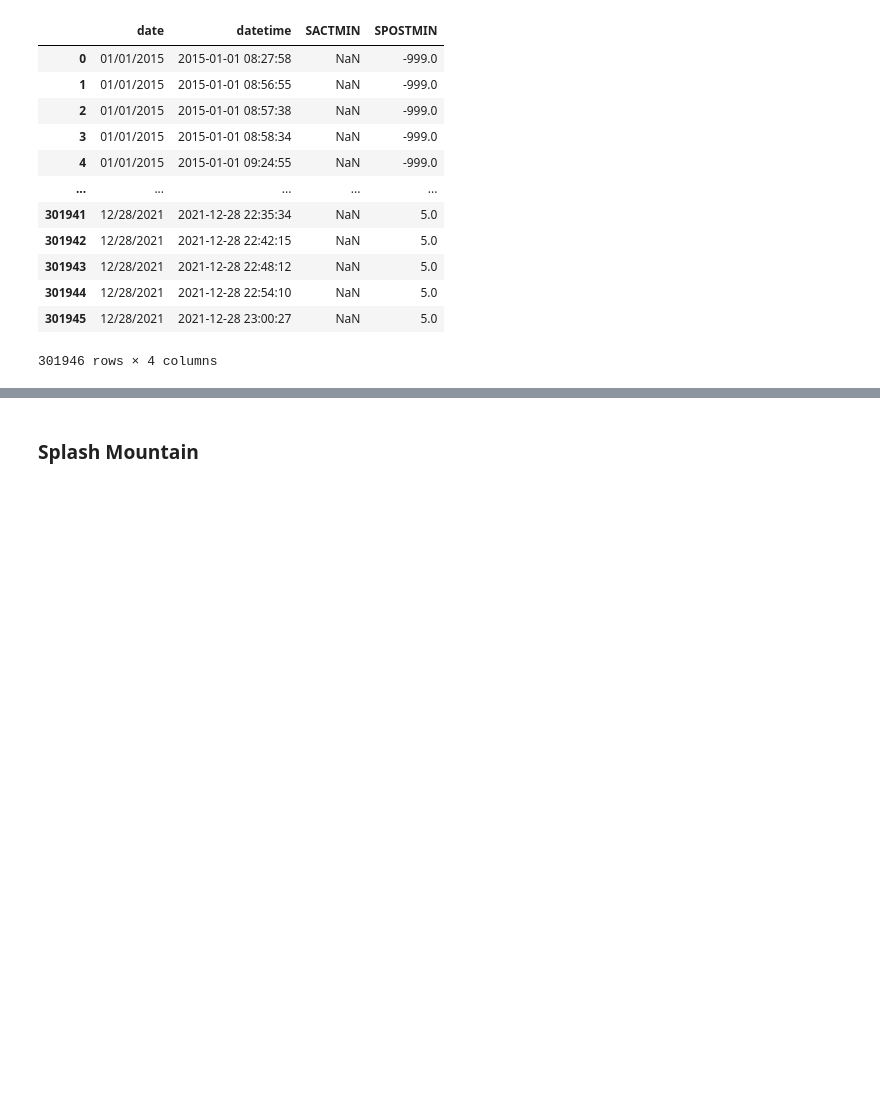
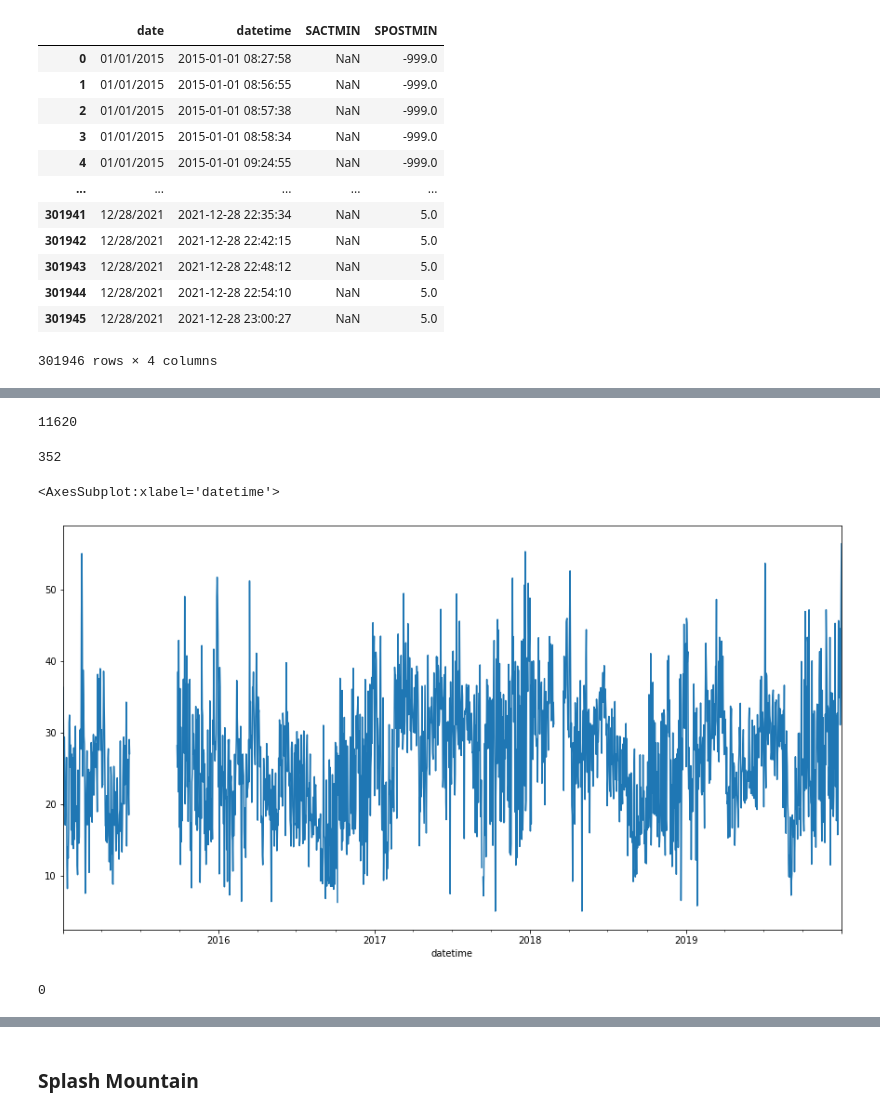
Before and after one commit to annachant/Capstone-Disney-World-Date-and-Attendance-Predictor, a Jupyter notebook: EDA.ipynb, the cells around one changed output, grey strips where cells are left out. Drawn from its saved outputs; the diff is of its cells as text; code cells hidden in the pictures; blank space fills up the shorter version.

```diff
--- a/EDA.ipynb
+++ b/EDA.ipynb
@@ -758,5 +800,5 @@ KeyError: -1
 # %%
-# df_mk_pirates['datetime'] = pd.to_datetime(df_mk_pirates.datetime)
-# # df_mk_pirates.set_index('datetime', inplace=True)
-# df_mk_pirates = df_mk_pirates['SPOSTMIN']
-# df_mk_pirates
+df_mk_pirates['datetime'] = pd.to_datetime(df_mk_pirates.datetime)
+df_mk_pirates.set_index('datetime', inplace=True)
+df_mk_pirates = df_mk_pirates['SPOSTMIN']
+df_mk_pirates
@@ -763,10 +819,19 @@ KeyError: -1
 # %%
-# df_mk_pirates.isna().sum()
+df_mk_pirates.isna().sum()
+# %% [output]
+11620
 # %%
-# df_mk_pirates = df_mk_pirates.dropna()
+df_mk_pirates = df_mk_pirates.dropna()
 # %%
-# df_mk_pirates_daily = df_mk_pirates.resample('D').mean()
+df_mk_pirates_daily = df_mk_pirates.resample('D').mean()
+# %%
+df_mk_pirates_daily.isna().sum()
+# %% [output]
+352
 # %%
-# df_mk_7dwarfs_daily = df_mk_7dwarfs_daily.loc['2015-01-01 07:51:12':'2019-12-31 23:55:02']
+df_mk_pirates_daily = df_mk_pirates_daily.loc['2015-01-01 07:51:12':'2019-12-31 23:55:02']
 # %%
-# df_mk_pirates_daily.plot(figsize=(15,8))
+df_mk_pirates_daily.plot(figsize=(15,8))
+# %% [output]
+<AxesSubplot:xlabel='datetime'>
+[figure, added]
@@ -772,0 +840,4 @@ KeyError: -1
+# %%
+df_mk_pirates_daily.isna().sum()
+# %% [output]
+0
```
Also changed, not shown: parts of 20 cells of this notebook.
